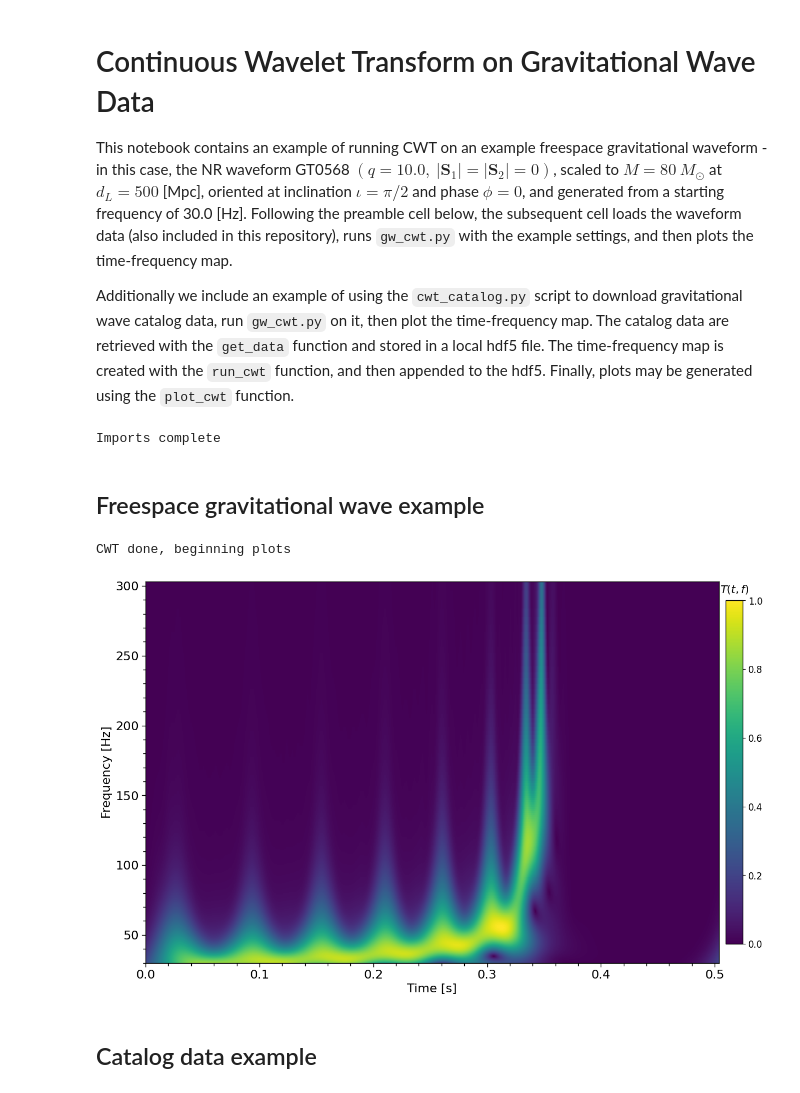
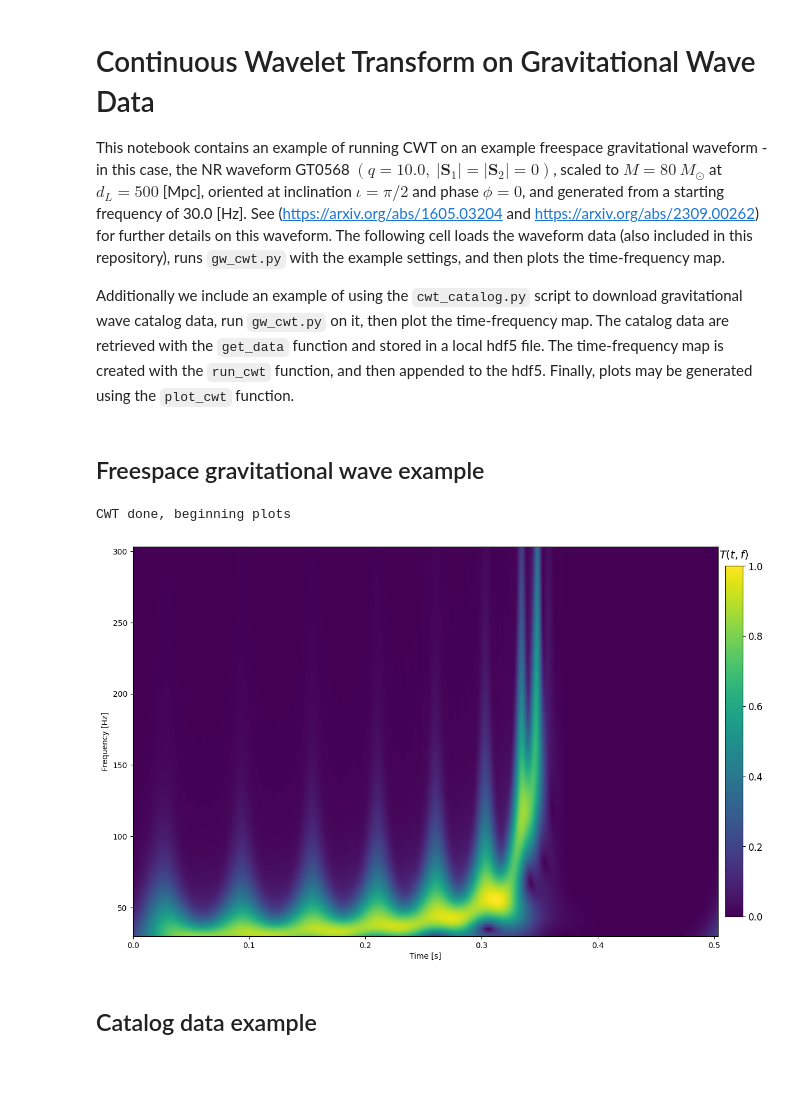
Before and after one commit to chadhenshaw/gw_cwt, a Jupyter notebook: examples/Examples.ipynb, the cells around one changed output. Drawn from its saved outputs; the diff is of its cells as text; code cells hidden in the pictures.

Commit message:
updated example notebook

```diff
--- a/examples/Examples.ipynb
+++ b/examples/Examples.ipynb
@@ -1,61 +1,19 @@
 # %% [markdown]
 # Continuous Wavelet Transform on Gravitational Wave Data
 
-This notebook contains an example of running CWT on an example freespace gravitational waveform - in this case, the NR waveform GT0568 $\left(q = 10.0, \: |\mathbf{S}_1| = |\mathbf{S}_2| = 0\right)$, scaled to $M = 80 \: M_{\odot}$ at $d_L = 500$ [Mpc], oriented at inclination $\iota = \pi / 2$ and phase $\phi = 0$, and generated from a starting frequency of 30.0 [Hz]. Following the preamble cell below, the subsequent cell loads the waveform data (also included in this repository), runs `gw_cwt.py` with the example settings, and then plots the time-frequency map.
+This notebook contains an example of running CWT on an example freespace gravitational waveform - in this case, the NR waveform GT0568 $\left(q = 10.0, \: |\mathbf{S}_1| = |\mathbf{S}_2| = 0\right)$, scaled to $M = 80 \: M_{\odot}$ at $d_L = 500$ [Mpc], oriented at inclination $\iota = \pi / 2$ and phase $\phi = 0$, and generated from a starting frequency of 30.0 [Hz]. See (https://arxiv.org/abs/1605.03204 and https://arxiv.org/abs/2309.00262) for further details on this waveform. The following cell loads the waveform data (also included in this repository), runs `gw_cwt.py` with the example settings, and then plots the time-frequency map.
 
 Additionally we include an example of using the `cwt_catalog.py` script to download gravitational wave catalog data, run `gw_cwt.py` on it, then plot the time-frequency map. The catalog data are retrieved with the `get_data` function and stored in a local hdf5 file. The time-frequency map is created with the `run_cwt` function, and then appended to the hdf5. Finally, plots may be generated using the `plot_cwt` function.
-# %%
-## Preamble: imports and plot settings ##
-
-import numpy as np
-from matplotlib import pyplot as plt
-import sys
-import gw_cwt
-import cwt_catalog as cwt_cat
-
-fig_width_pt = 510.
-inches_per_pt = 1.0/72.27               # Convert pt to inches
-golden_mean = (np.sqrt(5)-1.0)/2.0         # Aesthetic ratio
-fig_width = fig_width_pt*inches_per_pt  # width in inches
-fig_height = fig_width/golden_mean       # height in inches
-fig_size = [fig_width,fig_height]
-
-fontsize = 16
-legendfontsize = 14
-
-plot_params={'text.usetex': False,
-        'axes.labelsize': fontsize,
-        'font.size': fontsize,
-        'legend.fontsize': legendfontsize,
-        'xtick.labelsize': fontsize,
-        'ytick.labelsize': fontsize,
-        'figure.figsize': fig_size,
-        'font.weight': 'normal'
-       }
-
-
-import pylab
-pylab.rcParams.update(plot_params)
-pylab.rcParams['axes.linewidth'] = 1
-pylab.rc('axes', linewidth=1)
-
-def touchbox(ax):
-    ax.minorticks_on()
-    ax.tick_params('both', length=5, width=1, which='major')
-    ax.tick_params('both', length=3.5, width=1, which='minor')
-    ax.spines['top'].set_linewidth(1)
-    ax.spines['bottom'].set_linewidth(1)
-    ax.spines['right'].set_linewidth(1)
-    ax.spines['left'].set_linewidth(1)
-    return
-
-print('Imports complete')
-# %% [output]
-Imports complete
 # %% [markdown]
 ## Freespace gravitational wave example
 # %%
 ## GT0568 time-frequency map example ##
+
+import numpy as np
+from matplotlib import pyplot as plt
+import sys
+sys.path.insert(0, '../')
+import gw_cwt
 
 # Load waveform data
 data = np.loadtxt('GT0568_edgeon_clean.txt')
@@ -81,35 +39,34 @@ print('CWT done, beginning plots')
 #
 # Plotting
 #
 
 plt.close('all')
 
 plot_domain = [-0.1, 0.05]
 plot_range = [-1.25, 1.25]
 
 fig_size = (16,9)
 #
 # Spectrograms
 #
 
 fig1, ax1 = plt.subplots(figsize=fig_size, ncols=1, nrows=1)
 fig1.patch.set_facecolor('white')
 
 
 spec = ax1.pcolormesh(sample_times, wfreqs, fmap, rasterized=True, shading='auto', cmap='viridis', alpha = 1)
 
 ax1.set_ylabel('Frequency [Hz]')
 ax1.set_xlabel('Time [s]')
-touchbox(ax1)
 
 clb = fig1.colorbar(spec, ax=ax1, shrink=0.9, pad=0.01)
 clb.ax.tick_params(labelsize=12)
 clb.ax.set_title(r'$T\left(t, f\right)$', fontsize=14, pad=10)
 
 plt.show()
 # %% [output]
 CWT done, beginning plots
-[figure, old version]
+[figure, new version]
 # %% [markdown]
 ## Catalog data example
 # %%
```
Also changed, not shown: parts of 1 cell of this notebook, 1 other file.
